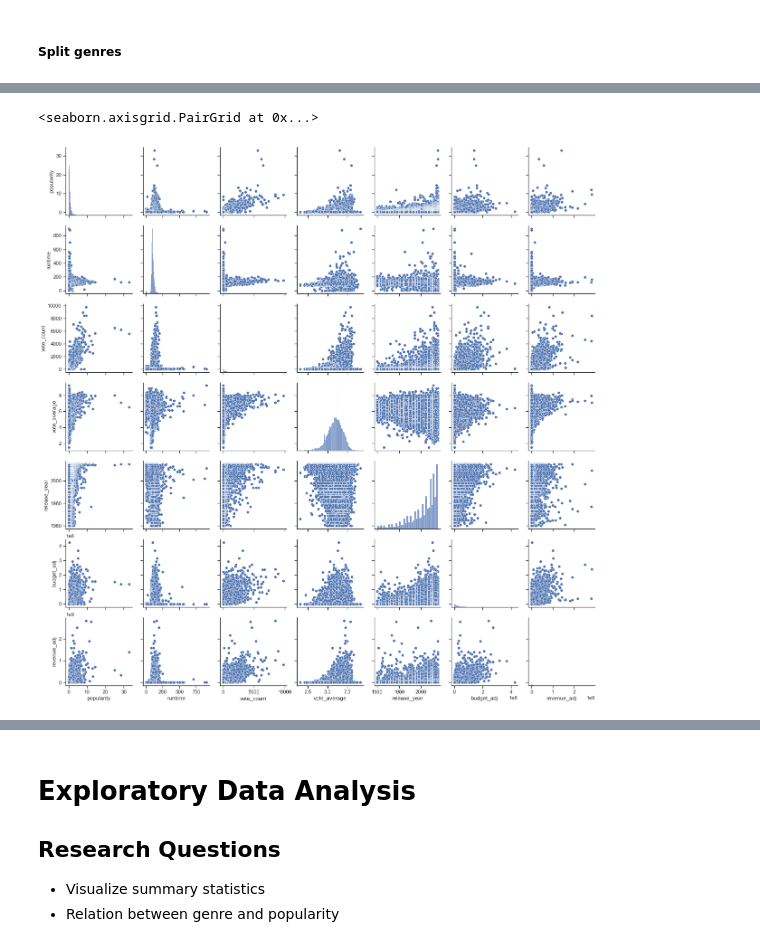
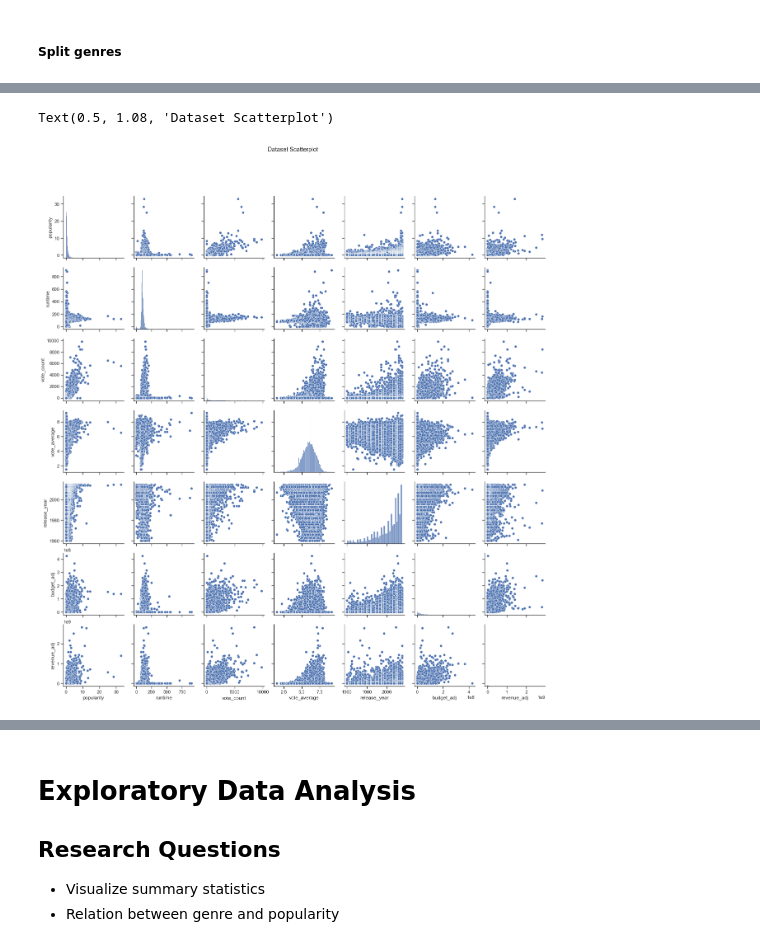
Before and after one commit to HossamHeikal/Investigate-dataset, a Jupyter notebook: investigate-a-dataset-template.ipynb, the cells around one changed output, grey strips where cells are left out. Drawn from its saved outputs; the diff is of its cells as text; code cells hidden in the pictures.

```diff
--- a/investigate-a-dataset-template.ipynb
+++ b/investigate-a-dataset-template.ipynb
@@ -142,7 +142,8 @@ df_clean.head()
 # %%
 sns.set_theme(style="ticks")
 
-sns.pairplot(df_clean)
+g = sns.pairplot(df_clean)
+g.fig.suptitle("Dataset Scatterplot", y=1.08)
 # %% [output]
-<seaborn.axisgrid.PairGrid at 0x...>
+Text(0.5, 1.08, 'Dataset Scatterplot')
-[figure, old version]
+[figure, new version]
```
Also changed, not shown: parts of 27 cells of this notebook, 1 other file.
